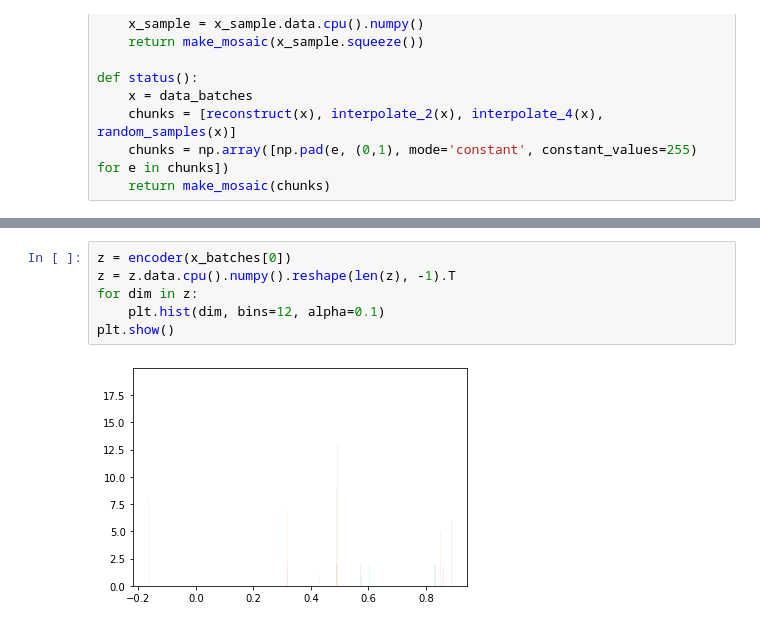
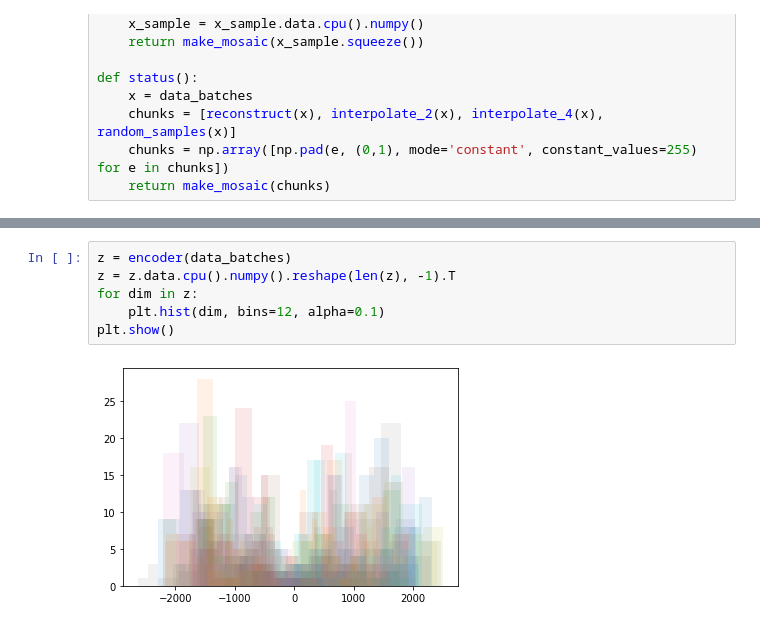
Before and after one commit to zhaoheng001/Generative-Network-Interpolation, a Jupyter notebook: lines32_ACAI_data1000.ipynb, the cells around one changed output, grey strips where cells are left out. Saved outputs shown, nothing was run; the diff lists cells and outputs as text.

```diff
--- a/lines32_ACAI_data1000.ipynb
+++ b/lines32_ACAI_data1000.ipynb
@@ -632,8 +620,8 @@ tensor([0.1242, 0.0712, 0.1105, 0.1185, 0.0679, 0.0150, 0.0720, 0.2646, 0.0526,
 # %%
-z = encoder(x_batches[0])
+z = encoder(data_batches)
 z = z.data.cpu().numpy().reshape(len(z), -1).T
 for dim in z:
     plt.hist(dim, bins=12, alpha=0.1)
 plt.show()
 # %% [output]
-[figure, old version]
+[figure, new version]
```
Also changed, not shown: parts of 9 cells of this notebook.
